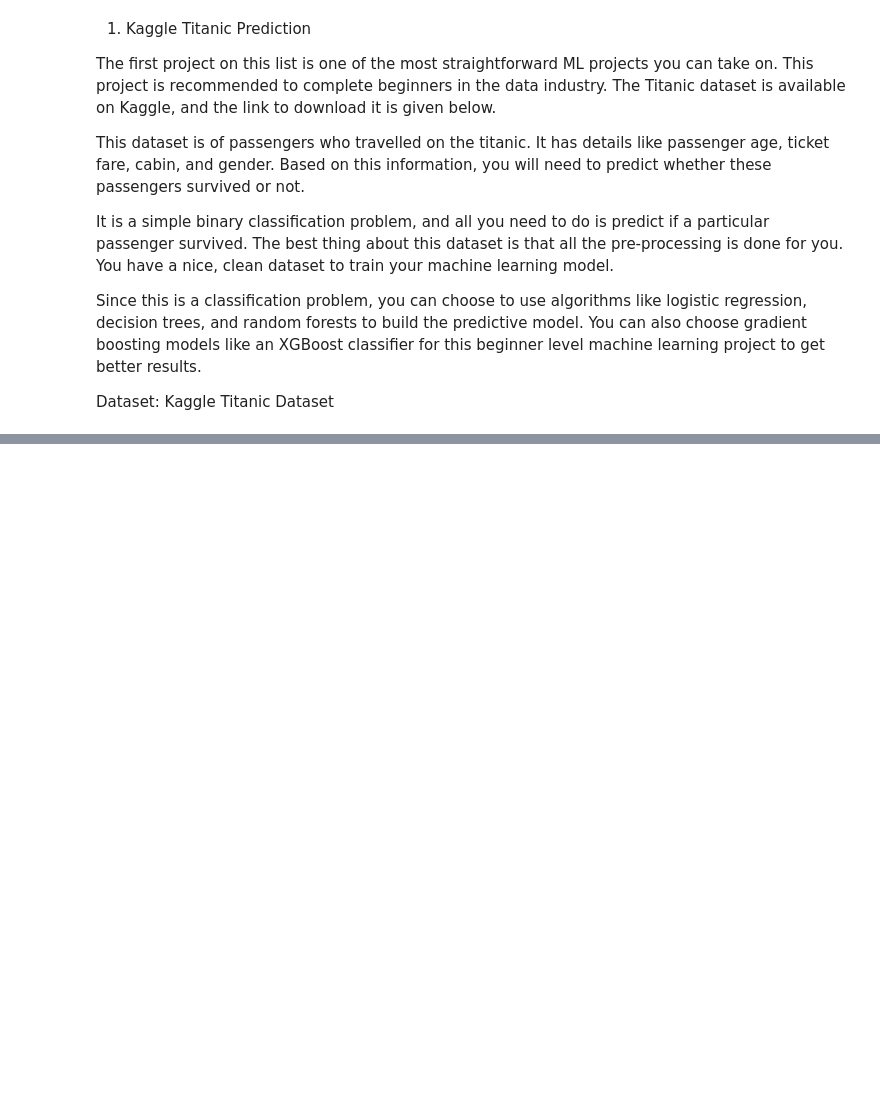
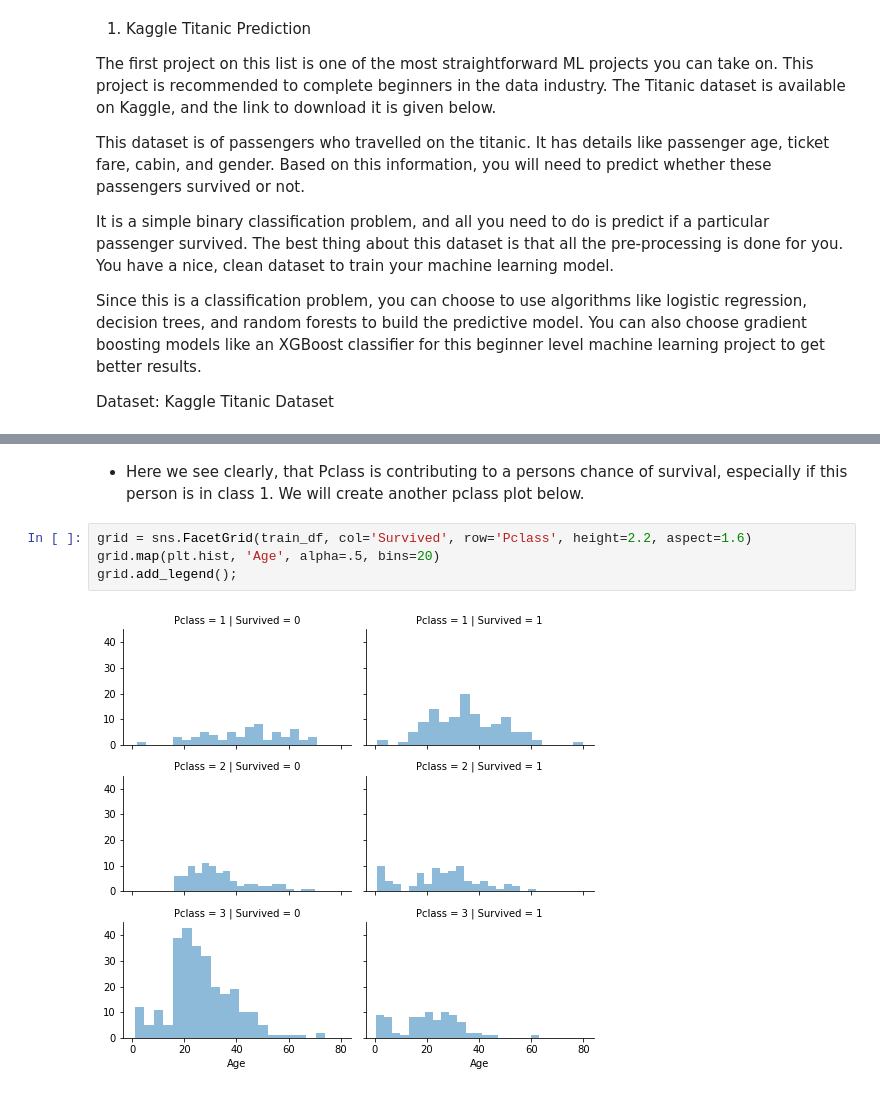
Before and after one commit to pappubhaskarus/Machine-Learning-Projects, a Jupyter notebook: Beginners/1. Kaggle Titanic Prediction.ipynb, the cells around one changed output, grey strips where cells are left out. Saved outputs shown, nothing was run; the diff lists cells and outputs as text; blank space fills up the shorter version.

```diff
--- a/Beginners/1. Kaggle Titanic Prediction.ipynb
+++ b/Beginners/1. Kaggle Titanic Prediction.ipynb
@@ -28,0 +210,8 @@ import numpy as np
+# %% [markdown]
+* Here we see clearly, that Pclass is contributing to a persons chance of survival, especially if this person is in class 1. We will create another pclass plot below.
+# %%
+grid = sns.FacetGrid(train_df, col='Survived', row='Pclass', height=2.2, aspect=1.6)
+grid.map(plt.hist, 'Age', alpha=.5, bins=20)
+grid.add_legend();
+# %% [output]
+[figure, added]
```
Also changed, not shown: parts of 106 cells of this notebook, 2 other files.
